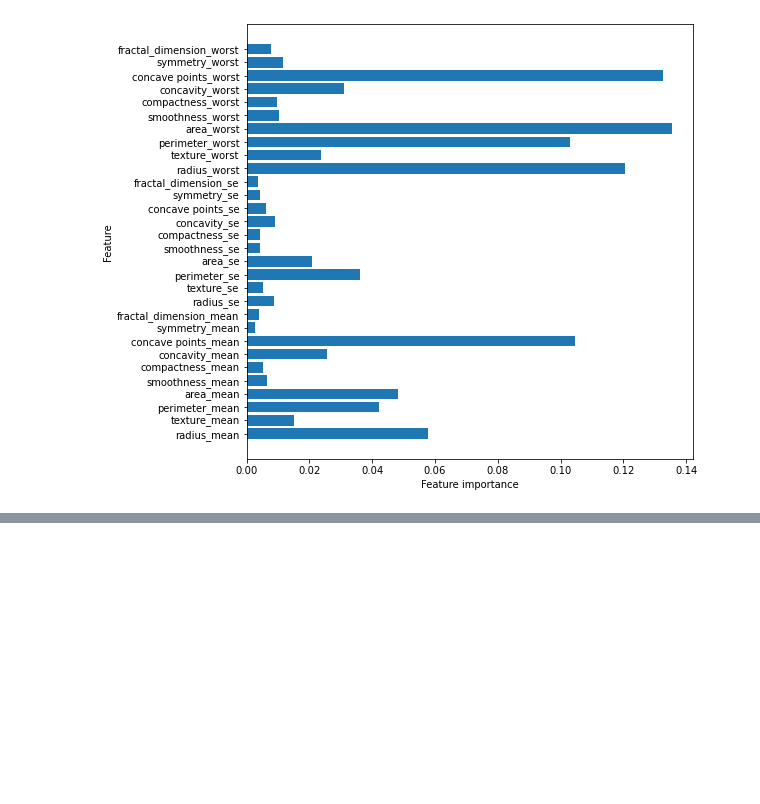
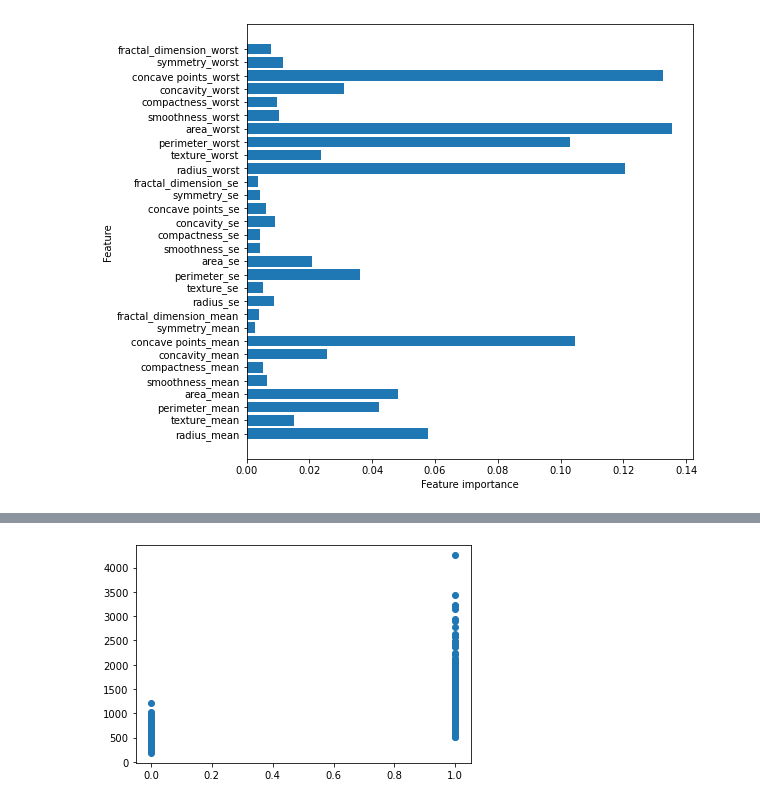
Before and after one commit to jbenedito99/Breast-Cancer-Classification, a Jupyter notebook: notebook.ipynb, the cells around one changed output, grey strips where cells are left out. Cells and saved outputs as stored; diff of their text form; code cells hidden in the pictures; blank space fills up the shorter version.

```diff
--- a/notebook.ipynb
+++ b/notebook.ipynb
@@ -560,0 +478,7 @@ Overall, the final model had a decent accuracy rate and was solid at detecting t
+# %%
+# scatterplot for area_worst
+# 0 is for 'B' and 1 is for 'M'
+plt.scatter(x=breast_cancer_data['diagnosis'], y=breast_cancer_data['area_worst'])
+plt.show()
+# %% [output]
+[figure, added]
```
Also changed, not shown: parts of 15 cells of this notebook.
